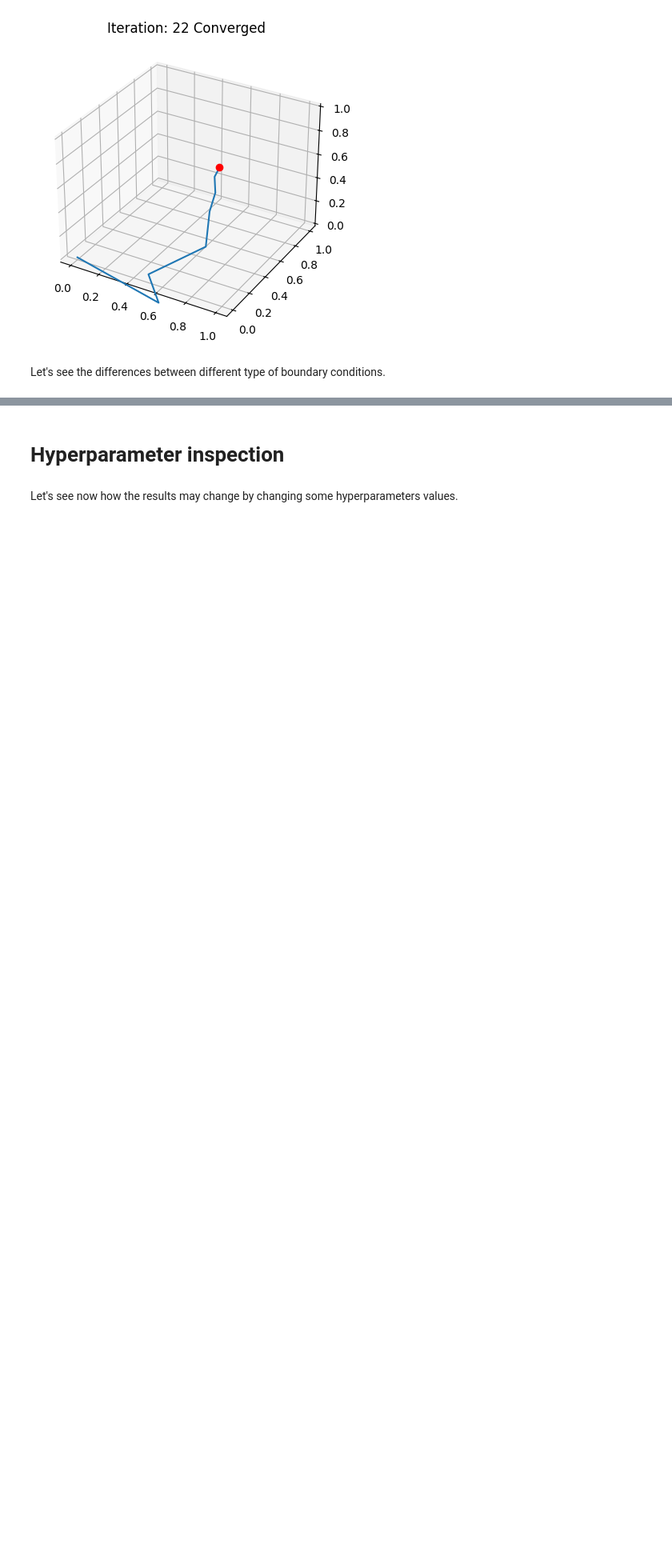
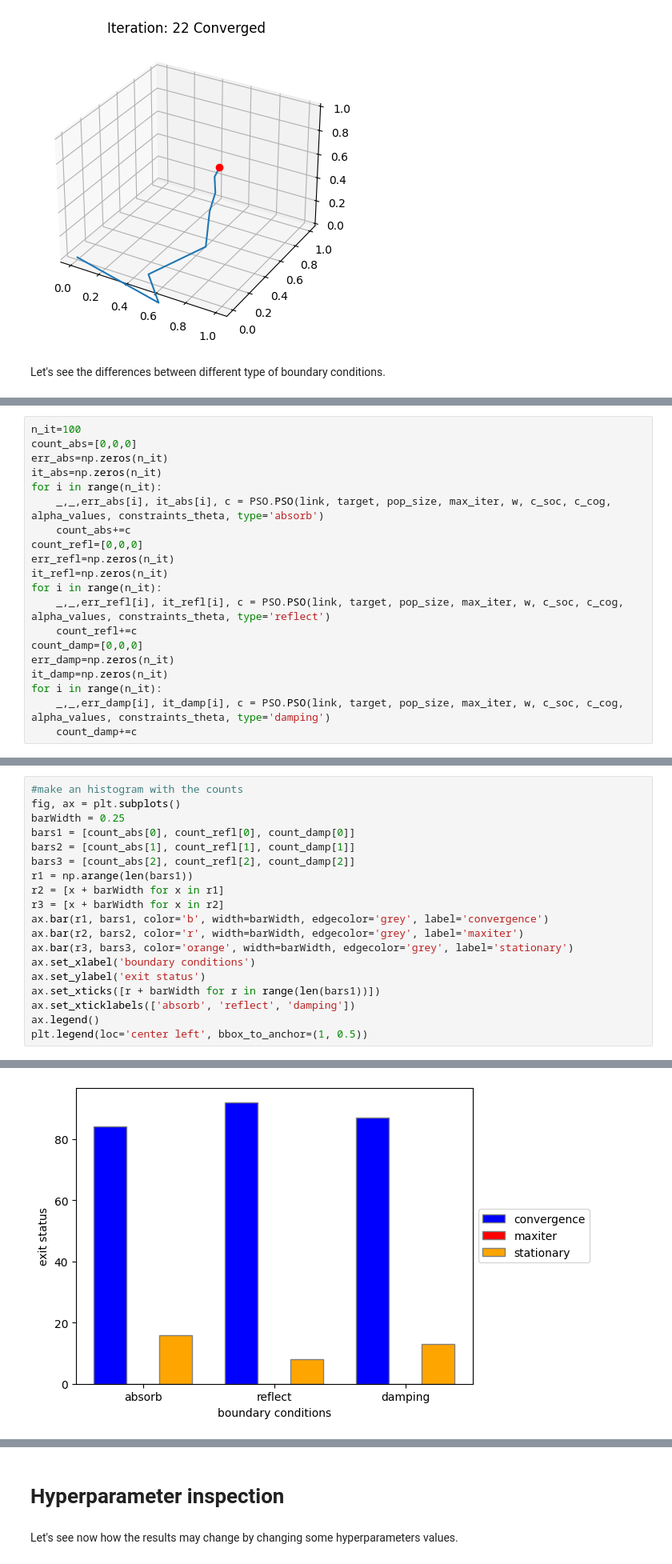
Before and after one commit to 3sara/Optimization_exam, a Jupyter notebook: examples.ipynb, the cells around one changed output, grey strips where cells are left out. Shown: that part at 80% size. Saved outputs shown, nothing was run; the diff lists cells and outputs as text; blank space fills up the shorter version.

```diff
--- a/examples.ipynb
+++ b/examples.ipynb
@@ -112,0 +90,20 @@ mean iterations:34.92, std iterations:34.0, mean error:0.029, std error:0.07
+# %%
+n_it=100
+count_abs=[0,0,0]
+err_abs=np.zeros(n_it)
+it_abs=np.zeros(n_it)
+for i in range(n_it):
+    _,_,err_abs[i], it_abs[i], c = PSO.PSO(link, target, pop_size, max_iter, w, c_soc, c_cog, alpha_values, constraints_theta, type='absorb')
+    count_abs+=c
+count_refl=[0,0,0]
+err_refl=np.zeros(n_it)
+it_refl=np.zeros(n_it)
+for i in range(n_it):
+    _,_,err_refl[i], it_refl[i], c = PSO.PSO(link, target, pop_size, max_iter, w, c_soc, c_cog, alpha_values, constraints_theta, type='reflect')
+    count_refl+=c
+count_damp=[0,0,0]
+err_damp=np.zeros(n_it)
+it_damp=np.zeros(n_it)
+for i in range(n_it):
+    _,_,err_damp[i], it_damp[i], c = PSO.PSO(link, target, pop_size, max_iter, w, c_soc, c_cog, alpha_values, constraints_theta, type='damping')
+    count_damp+=c
@@ -112,0 +118,20 @@ mean iterations:34.92, std iterations:34.0, mean error:0.029, std error:0.07
+# %%
+#make an histogram with the counts
+fig, ax = plt.subplots()
+barWidth = 0.25
+bars1 = [count_abs[0], count_refl[0], count_damp[0]]
+bars2 = [count_abs[1], count_refl[1], count_damp[1]]
+bars3 = [count_abs[2], count_refl[2], count_damp[2]]
+r1 = np.arange(len(bars1))
+r2 = [x + barWidth for x in r1]
+r3 = [x + barWidth for x in r2]
+ax.bar(r1, bars1, color='b', width=barWidth, edgecolor='grey', label='convergence')
+ax.bar(r2, bars2, color='r', width=barWidth, edgecolor='grey', label='maxiter')
+ax.bar(r3, bars3, color='orange', width=barWidth, edgecolor='grey', label='stationary')
+ax.set_xlabel('boundary conditions')
+ax.set_ylabel('exit status')
+ax.set_xticks([r + barWidth for r in range(len(bars1))])
+ax.set_xticklabels(['absorb', 'reflect', 'damping'])
+ax.legend()
+plt.legend(loc='center left', bbox_to_anchor=(1, 0.5))
+# %% [output]
@@ -112,0 +139 @@ mean iterations:34.92, std iterations:34.0, mean error:0.029, std error:0.07
+[figure, added]
```
Also changed, not shown: parts of 5 cells of this notebook, 1 other file.
